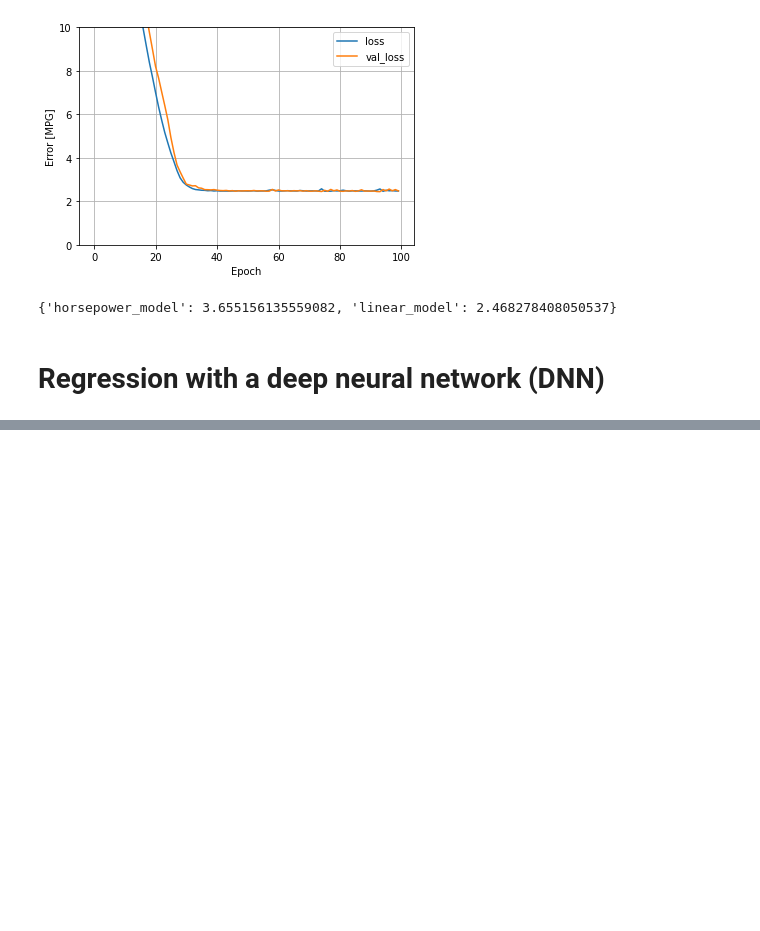
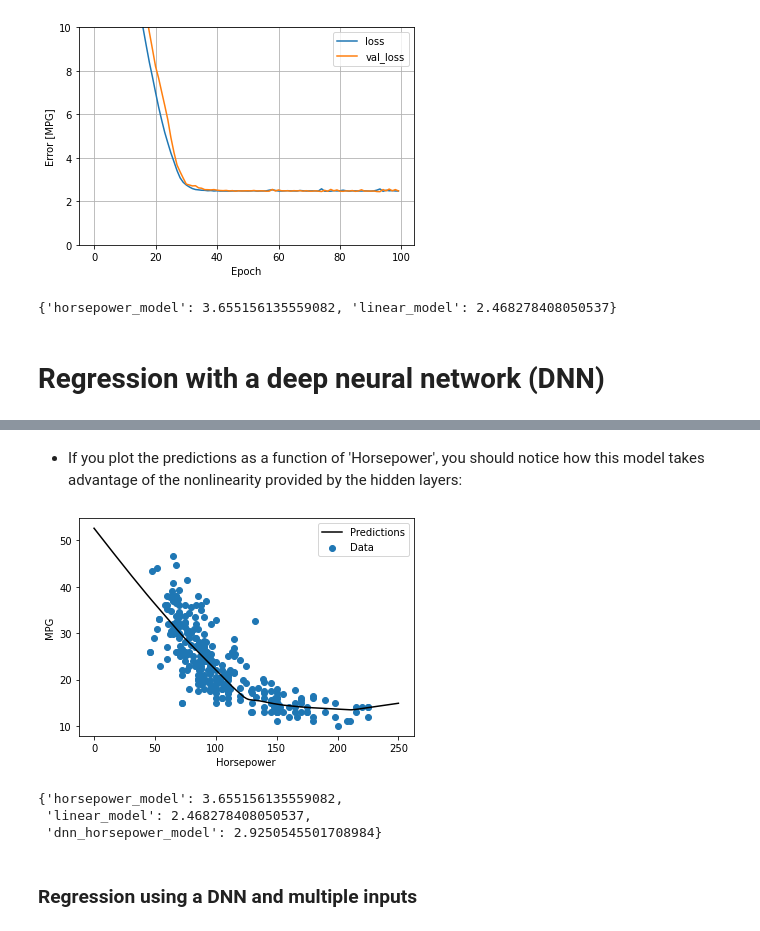
Before and after one commit to rivillasm/ineuron, a Jupyter notebook: full_stack/019b.DL_regression.ipynb, the cells around one changed output, grey strips where cells are left out. Saved outputs shown, nothing was run; the diff lists cells and outputs as text; code cells hidden in the pictures; blank space fills up the shorter version.

```diff
--- a/full_stack/019b.DL_regression.ipynb
+++ b/full_stack/019b.DL_regression.ipynb
@@ -605,0 +666,18 @@ test_results
+# %% [markdown]
+* If you plot the predictions as a function of 'Horsepower', you should notice how this model takes advantage of the nonlinearity provided by the hidden layers:
+# %%
+x = tf.linspace(0.0, 250, 251)
+y = dnn_horsepower_model.predict(x)
+plot_horsepower(x, y)
+# %% [output]
+[figure, added]
+# %%
+# Collect the results
+test_results['dnn_horsepower_model'] = dnn_horsepower_model.evaluate(test_features['Horsepower'], test_labels, verbose=0)
+test_results
+# %% [output]
+{'horsepower_model': 3.655156135559082,
+ 'linear_model': 2.468278408050537,
+ 'dnn_horsepower_model': 2.9250545501708984}
+# %% [markdown]
+### Regression using a DNN and multiple inputs
```
Also changed, not shown: parts of 21 cells of this notebook.
